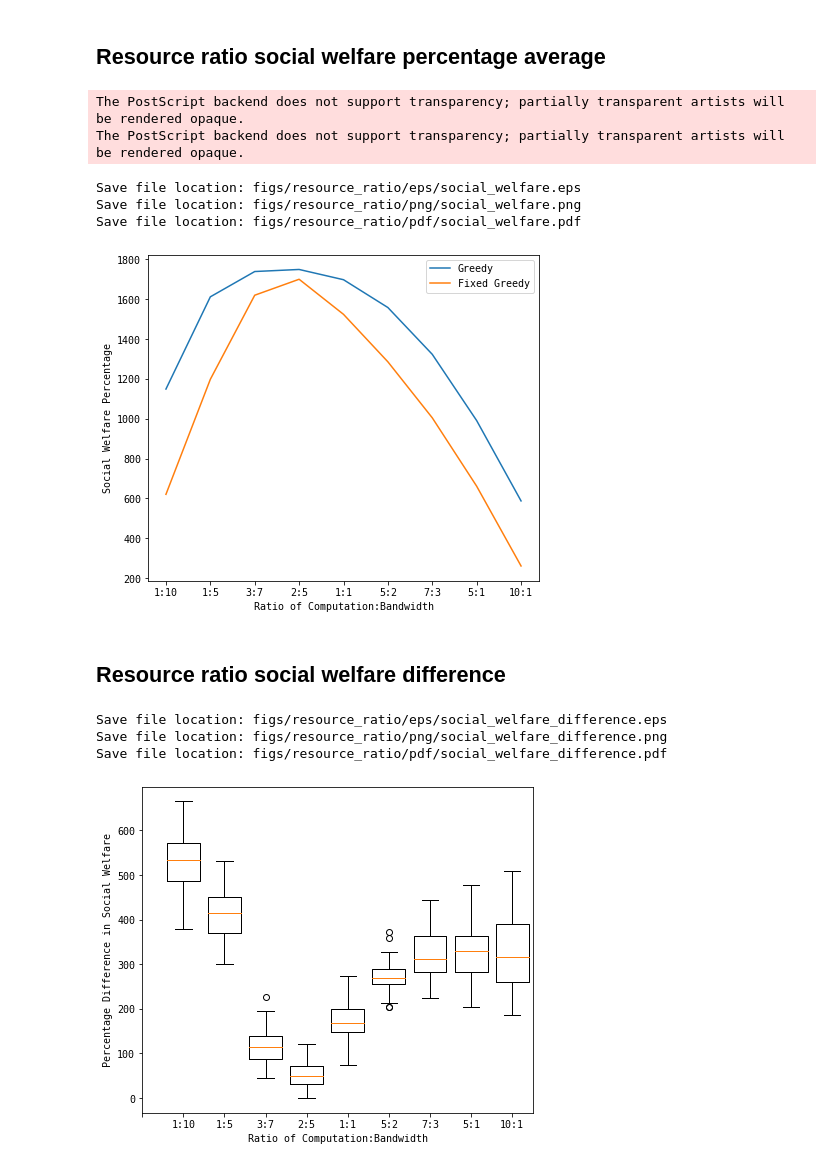
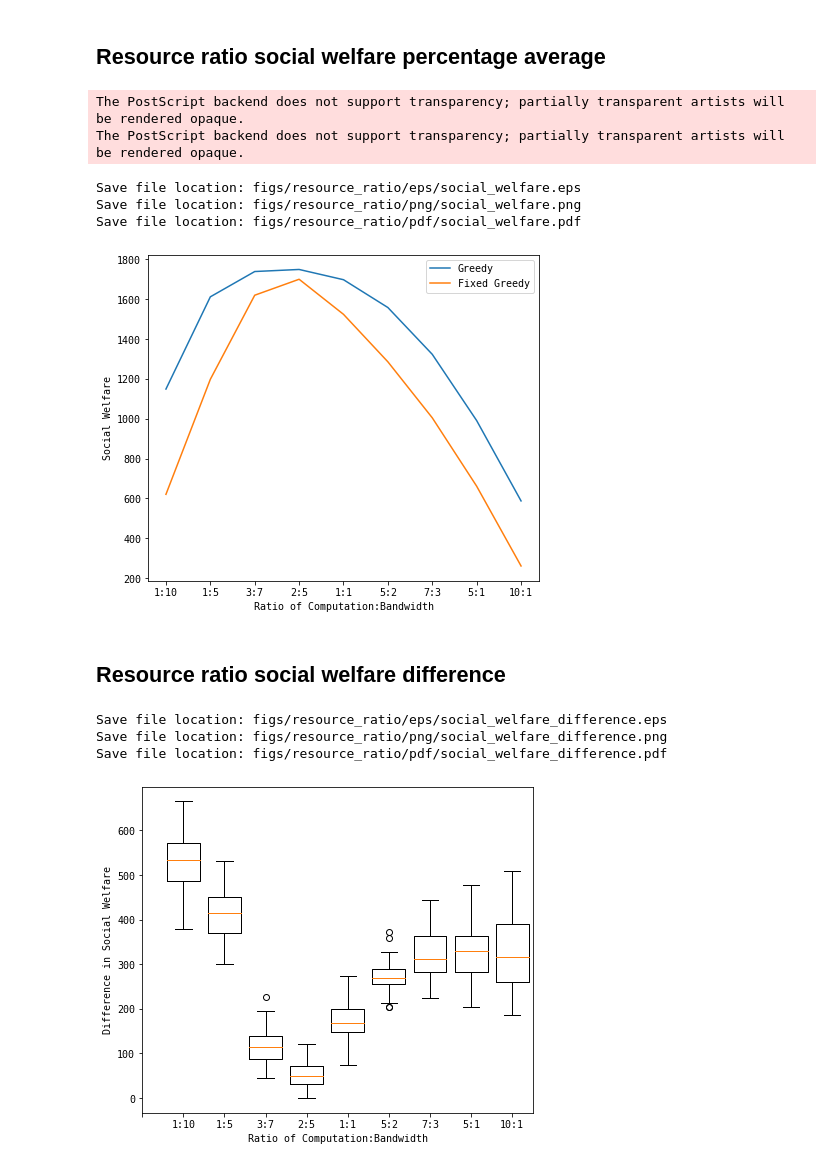
Before and after one commit to pseudo-rnd-thoughts/Elastic-Resource-Allocation, a Jupyter notebook: analysis/resource_ratio.ipynb, the cells around one changed output. Saved outputs shown, nothing was run; the diff lists cells and outputs as text; code cells hidden in the pictures.

```diff
--- a/analysis/resource_ratio.ipynb
+++ b/analysis/resource_ratio.ipynb
@@ -84,21 +84,21 @@ Save file location: figs/resource_ratio/pdf/server_resource_usage.pdf
 # %%
 avg_fig, swp_avg_ax = plt.subplots(figsize=(7, 6))
 for name, algo in algorithms:
     swp_avg_ax.plot(ratios, [np.mean([result[f'ratio {ratio}'][algo]['social welfare']
                                       for result in results_data]) for ratio in ratios], label=name)
 
-swp_avg_ax.set_ylabel('Social Welfare Percentage')
+swp_avg_ax.set_ylabel('Social Welfare')
 swp_avg_ax.set_xlabel('Ratio of Computation:Bandwidth')
 plt.xticks(ticks=ratios, labels=['1:10', '1:5', '3:7', '2:5', '1:1', '5:2', '7:3', '5:1', '10:1'])
 plt.legend()
 save_plot('social_welfare', 'resource_ratio')
 # %% [output]
 The PostScript backend does not support transparency; partially transparent artists will be rendered opaque.
 The PostScript backend does not support transparency; partially transparent artists will be rendered opaque.
 Save file location: figs/resource_ratio/eps/social_welfare.eps
 Save file location: figs/resource_ratio/png/social_welfare.png
 Save file location: figs/resource_ratio/pdf/social_welfare.pdf
-[figure, old version]
+[figure, new version]
 # %% [markdown]
 ## Resource ratio social welfare difference
 # %%
@@ -112,7 +112,7 @@ differences = [
 ]
 
 diff_ax.boxplot(differences, widths=0.8)
-diff_ax.set_ylabel('Percentage Difference in Social Welfare')
+diff_ax.set_ylabel('Difference in Social Welfare')
 plt.xticks(ticks=np.arange(len(ratios)+1), labels=['', '1:10', '1:5', '3:7', '2:5', '1:1', '5:2', '7:3', '5:1', '10:1'])
 diff_ax.set_xlabel('Ratio of Computation:Bandwidth')
 save_plot('social_welfare_difference', 'resource_ratio')
@@ -120,4 +120,4 @@ save_plot('social_welfare_difference', 'resource_ratio')
 Save file location: figs/resource_ratio/eps/social_welfare_difference.eps
 Save file location: figs/resource_ratio/png/social_welfare_difference.png
 Save file location: figs/resource_ratio/pdf/social_welfare_difference.pdf
-[figure, old version]
+[figure, new version]
```
Also changed, not shown: 8 other files.
